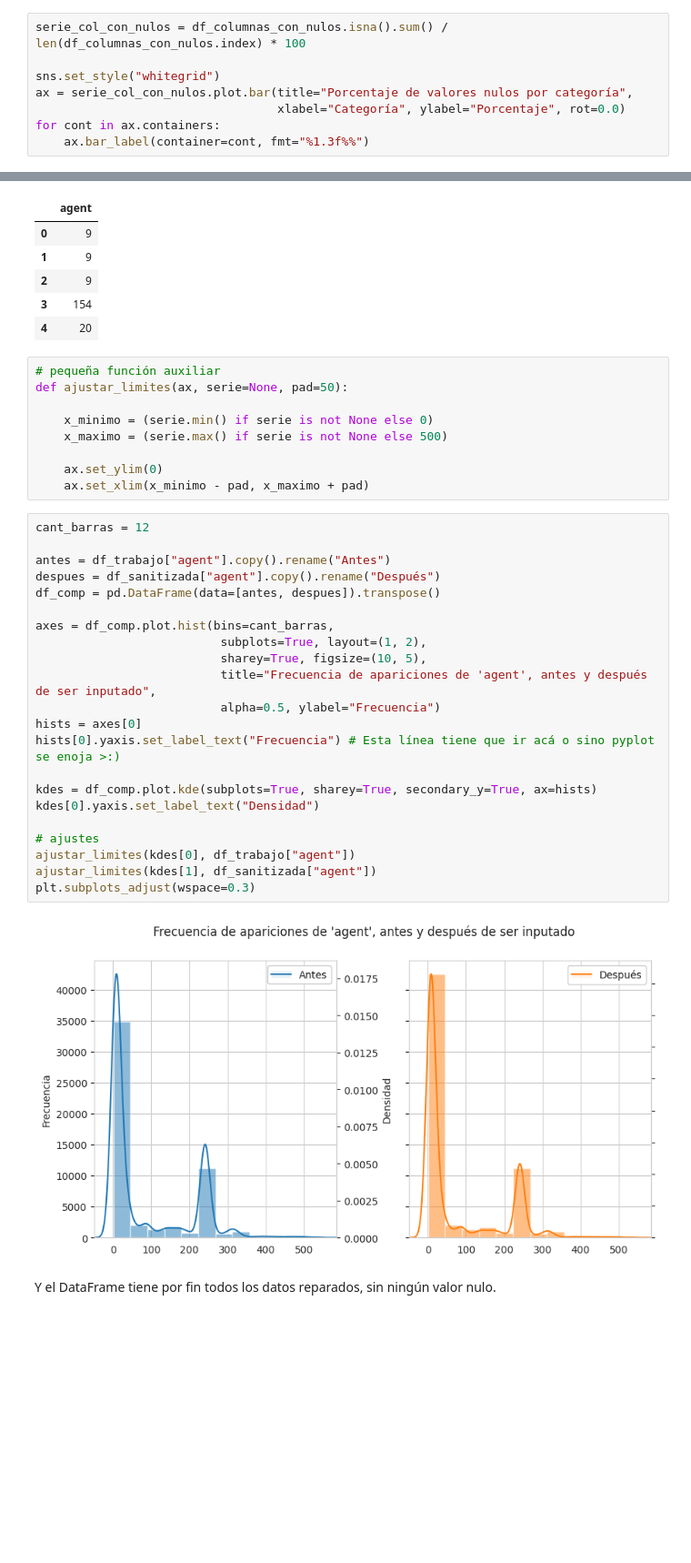
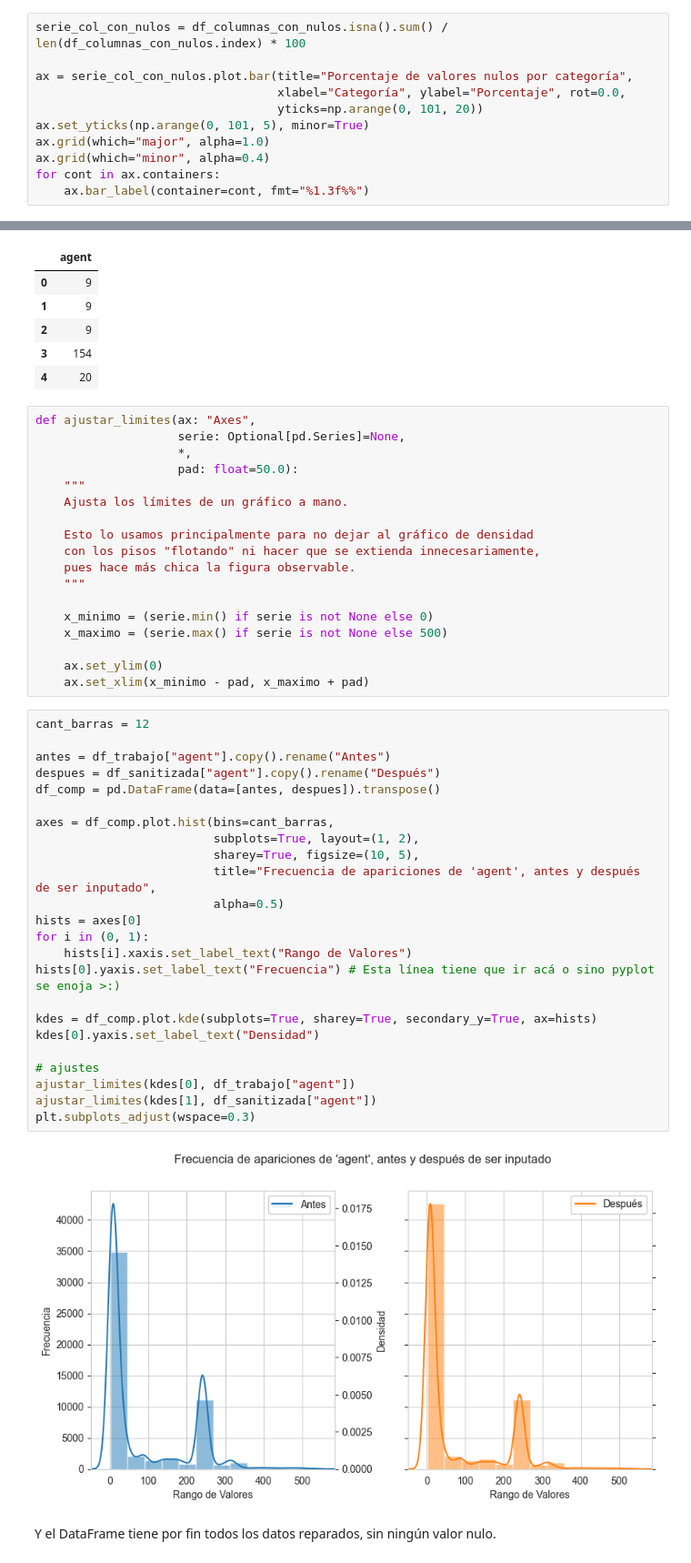
Before and after one commit to NLGS2907/7506R-2C2023-GRUPO03, a Jupyter notebook: TPs/TP1/7506R_TP1_GRUPO03_CHP1_ENTREGA.ipynb, the cells around one changed output, grey strips where cells are left out. Shown at 91% size. Saved outputs shown, nothing was run; the diff lists cells and outputs as text; blank space fills up the shorter version.

```diff
--- a/TPs/TP1/7506R_TP1_GRUPO03_CHP1_ENTREGA.ipynb
+++ b/TPs/TP1/7506R_TP1_GRUPO03_CHP1_ENTREGA.ipynb
@@ -300,9 +579,12 @@ df_columnas_con_nulos.head(10)
 # %%
 serie_col_con_nulos = df_columnas_con_nulos.isna().sum() / len(df_columnas_con_nulos.index) * 100
 
-sns.set_style("whitegrid")
 ax = serie_col_con_nulos.plot.bar(title="Porcentaje de valores nulos por categoría",
-                                  xlabel="Categoría", ylabel="Porcentaje", rot=0.0)
+                                  xlabel="Categoría", ylabel="Porcentaje", rot=0.0,
+                                  yticks=np.arange(0, 101, 20))
+ax.set_yticks(np.arange(0, 101, 5), minor=True)
+ax.grid(which="major", alpha=1.0)
+ax.grid(which="minor", alpha=0.4)
 for cont in ax.containers:
     ax.bar_label(container=cont, fmt="%1.3f%%")
 # %% [output]
@@ -334,8 +625,17 @@ df_sanitizada[["agent"]].head()
 | 3 | 154 |
 | 4 | 20 |
 # %%
-# pequeña función auxiliar
-def ajustar_limites(ax, serie=None, pad=50):
+def ajustar_limites(ax: "Axes",
+                    serie: Optional[pd.Series]=None,
+                    *,
+                    pad: float=50.0):
+    """
+    Ajusta los límites de un gráfico a mano.
+
+    Esto lo usamos principalmente para no dejar al gráfico de densidad
+    con los pisos "flotando" ni hacer que se extienda innecesariamente,
+    pues hace más chica la figura observable.
+    """
 
     x_minimo = (serie.min() if serie is not None else 0)
     x_maximo = (serie.max() if serie is not None else 500)
@@ -345,27 +645,29 @@ def ajustar_limites(ax, serie=None, pad=50):
 # %%
 cant_barras = 12
 
 antes = df_trabajo["agent"].copy().rename("Antes")
 despues = df_sanitizada["agent"].copy().rename("Después")
 df_comp = pd.DataFrame(data=[antes, despues]).transpose()
 
 axes = df_comp.plot.hist(bins=cant_barras,
-                          subplots=True, layout=(1, 2),
-                          sharey=True, figsize=(10, 5),
-                          title="Frecuencia de apariciones de 'agent', antes y después de ser inputado",
-                          alpha=0.5, ylabel="Frecuencia")
+                         subplots=True, layout=(1, 2),
+                         sharey=True, figsize=(10, 5),
+                         title="Frecuencia de apariciones de 'agent', antes y después de ser inputado",
+                         alpha=0.5)
 hists = axes[0]
+for i in (0, 1):
+    hists[i].xaxis.set_label_text("Rango de Valores")
 hists[0].yaxis.set_label_text("Frecuencia") # Esta línea tiene que ir acá o sino pyplot se enoja >:)
 
 kdes = df_comp.plot.kde(subplots=True, sharey=True, secondary_y=True, ax=hists)
 kdes[0].yaxis.set_label_text("Densidad")
 
 # ajustes
 ajustar_limites(kdes[0], df_trabajo["agent"])
 ajustar_limites(kdes[1], df_sanitizada["agent"])
 plt.subplots_adjust(wspace=0.3)
 # %% [output]
-[figure, old version]
+[figure, new version]
 # %% [markdown]
 Y el DataFrame tiene por fin todos los datos reparados, sin ningún valor nulo.
 # %%
```
Also changed, not shown: parts of 86 cells of this notebook.
